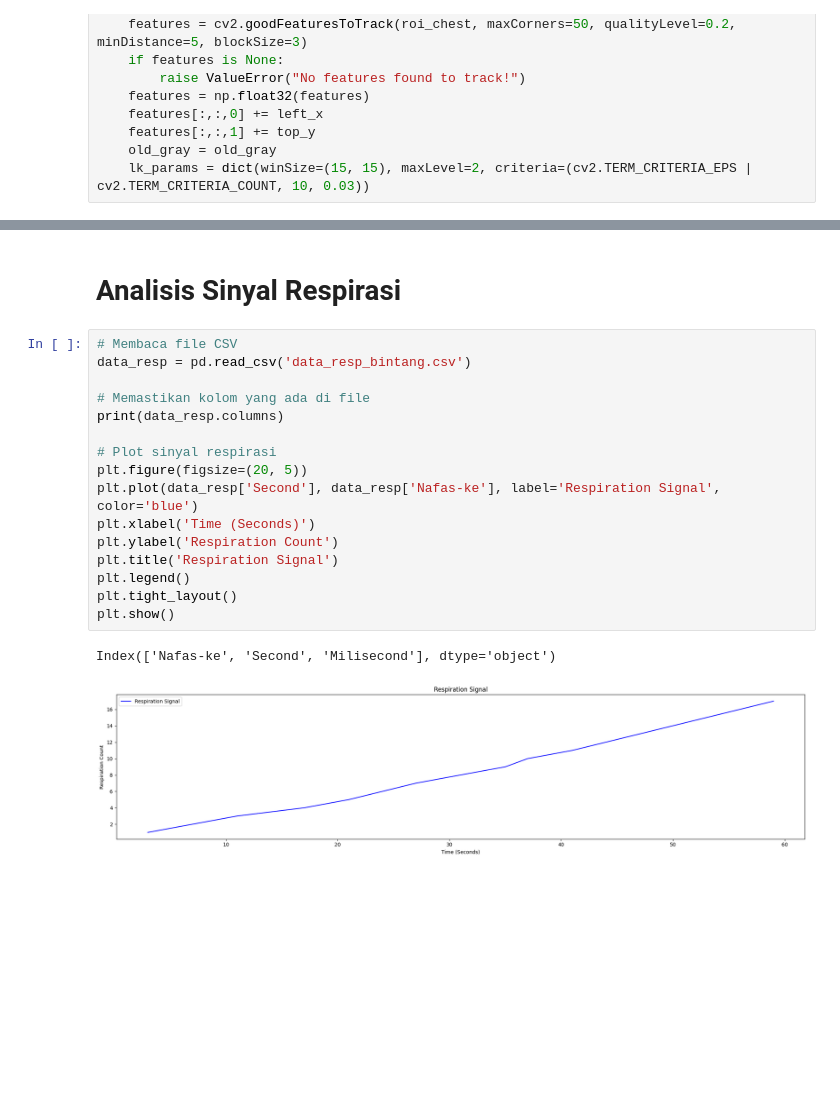
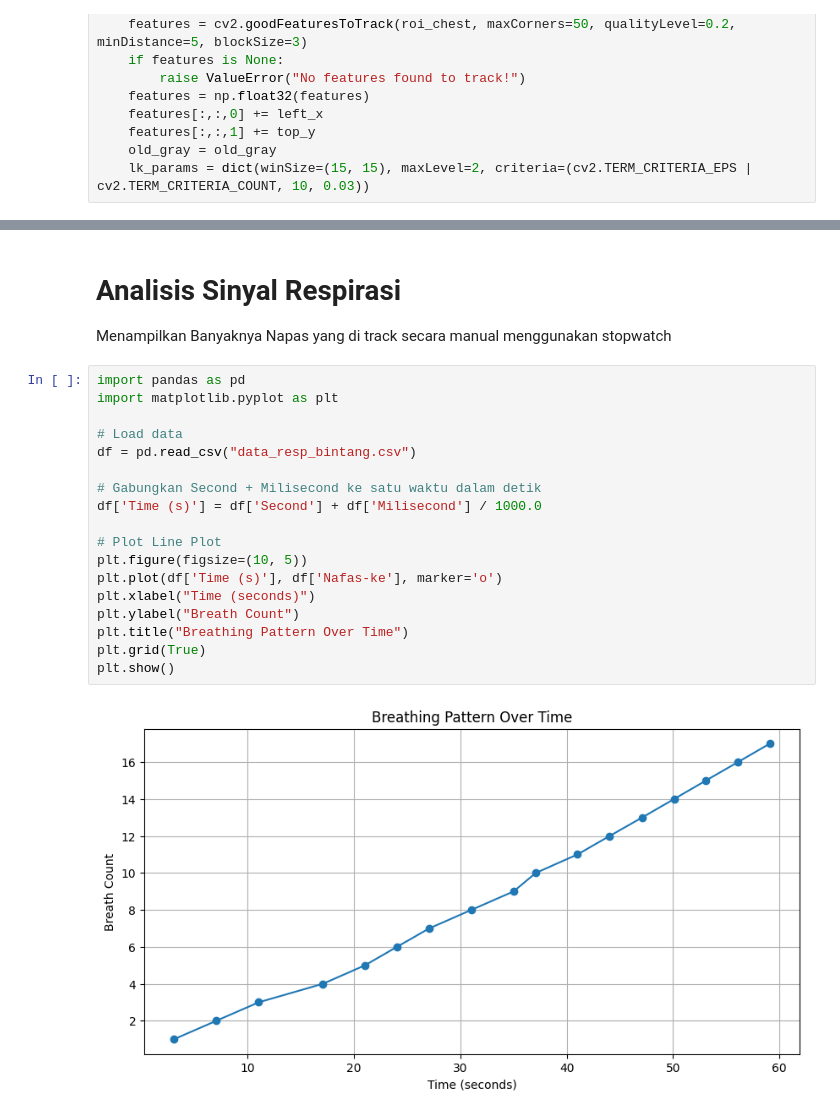
Before and after one commit to bintangfikrif/DSP, a Jupyter notebook: ho3/122140008.ipynb, the cells around one changed output, grey strips where cells are left out. Drawn from its saved outputs; the diff is of its cells as text; blank space fills up the shorter version.

```diff
--- a/ho3/122140008.ipynb
+++ b/ho3/122140008.ipynb
@@ -483,21 +500,24 @@ Error: Could not read frame.
 # %% [markdown]
 # Analisis Sinyal Respirasi
+
+<p>Menampilkan Banyaknya Napas yang di track secara manual menggunakan stopwatch</p>
 # %%
-# Membaca file CSV
-data_resp = pd.read_csv('data_resp_bintang.csv')
+import pandas as pd
+import matplotlib.pyplot as plt
 
-# Memastikan kolom yang ada di file
-print(data_resp.columns)
+# Load data
+df = pd.read_csv("data_resp_bintang.csv")
 
-# Plot sinyal respirasi
-plt.figure(figsize=(20, 5))
-plt.plot(data_resp['Second'], data_resp['Nafas-ke'], label='Respiration Signal', color='blue')
-plt.xlabel('Time (Seconds)')
-plt.ylabel('Respiration Count')
-plt.title('Respiration Signal')
-plt.legend()
-plt.tight_layout()
+# Gabungkan Second + Milisecond ke satu waktu dalam detik
+df['Time (s)'] = df['Second'] + df['Milisecond'] / 1000.0
+
+# Plot Line Plot
+plt.figure(figsize=(10, 5))
+plt.plot(df['Time (s)'], df['Nafas-ke'], marker='o')
+plt.xlabel("Time (seconds)")
+plt.ylabel("Breath Count")
+plt.title("Breathing Pattern Over Time")
+plt.grid(True)
 plt.show()
 # %% [output]
-Index(['Nafas-ke', 'Second', 'Milisecond'], dtype='object')
-[figure, old version]
+[figure, new version]
```
Also changed, not shown: parts of 7 cells of this notebook, 3 other files.
